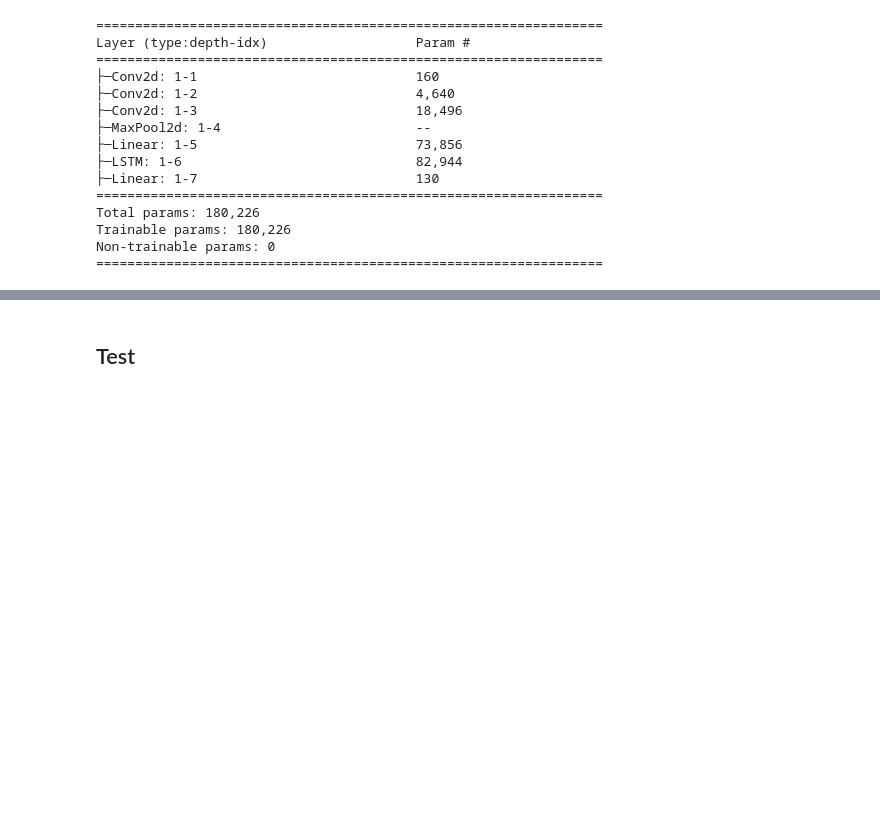
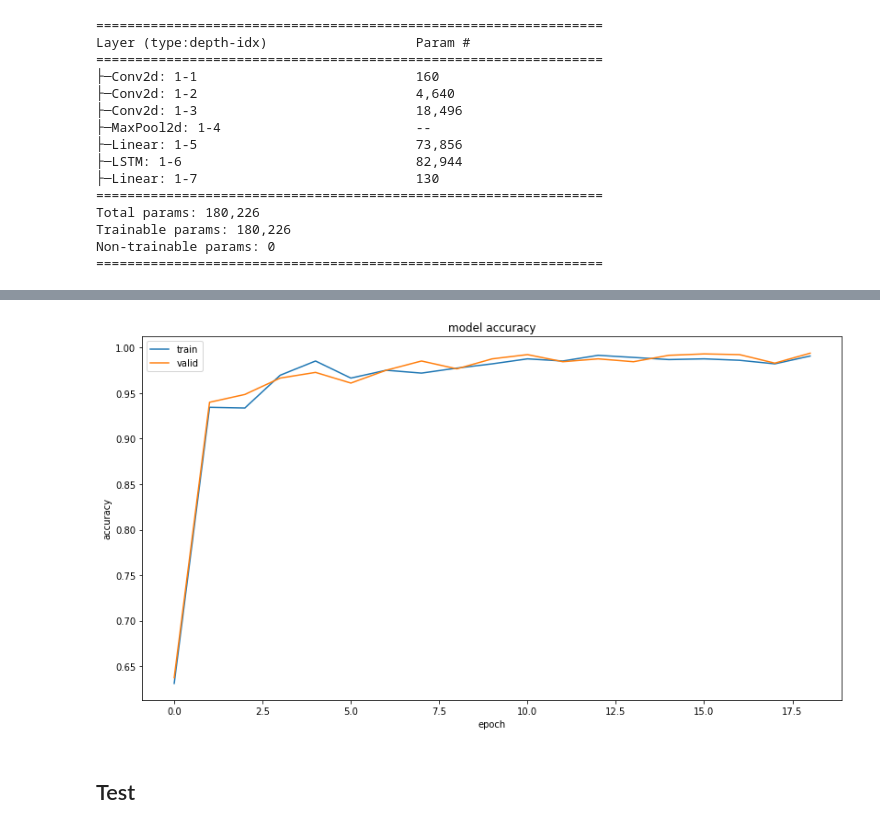
Before and after one commit to Satoszi/Seq-classification-pytorch, a Jupyter notebook: draft.ipynb, the cells around one changed output, grey strips where cells are left out. Cells and saved outputs as stored; diff of their text form; code cells hidden in the pictures; blank space fills up the shorter version.

```diff
--- a/draft.ipynb
+++ b/draft.ipynb
@@ -117,3 +168,20 @@ KeyboardInterrupt:
+# %%
+train_history = [i[0] for i in history]
+validation_history = [i[1] for i in history]
+# %%
+plt.figure(1, figsize = (30,16))
+
+plt.subplot(221)
+plt.plot(train_history)
+plt.plot(validation_history)
+plt.title('model accuracy')
+plt.ylabel('accuracy')
+plt.xlabel('epoch')
+plt.legend(['train', 'valid'])
+
+plt.show()
+# %% [output]
+[figure, added]
 # %% [markdown]
 ## Test
 # %%
```
Also changed, not shown: parts of 10 cells of this notebook, 3 other files.
